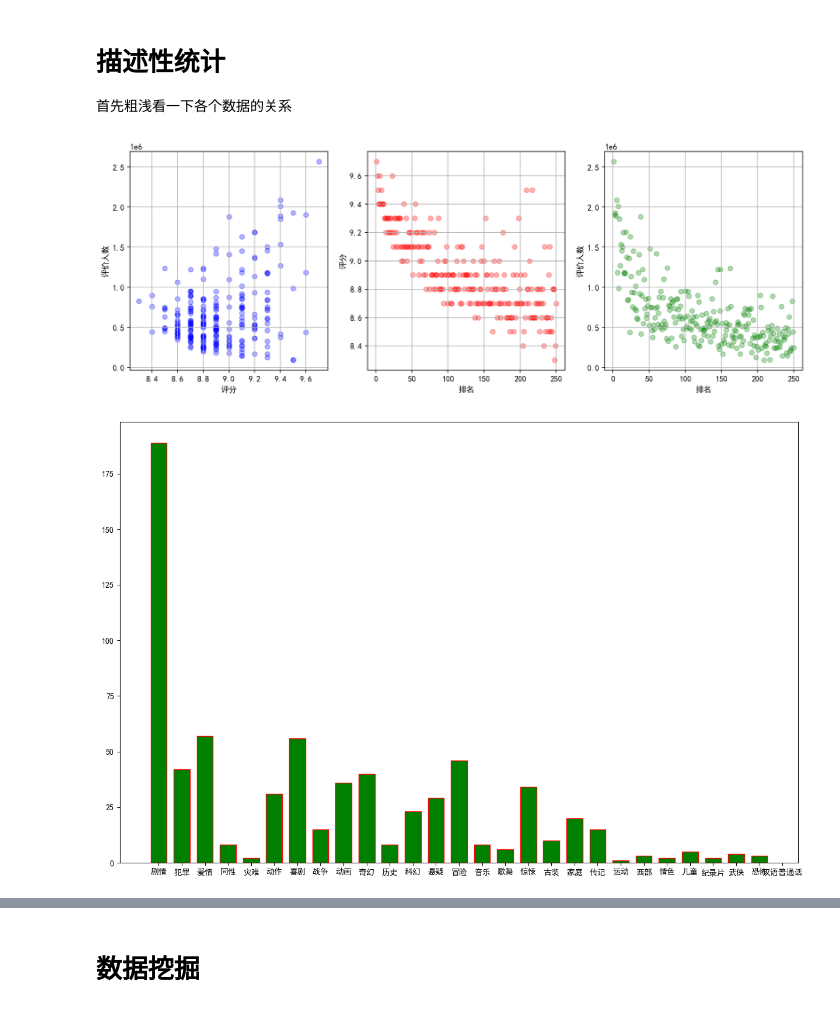
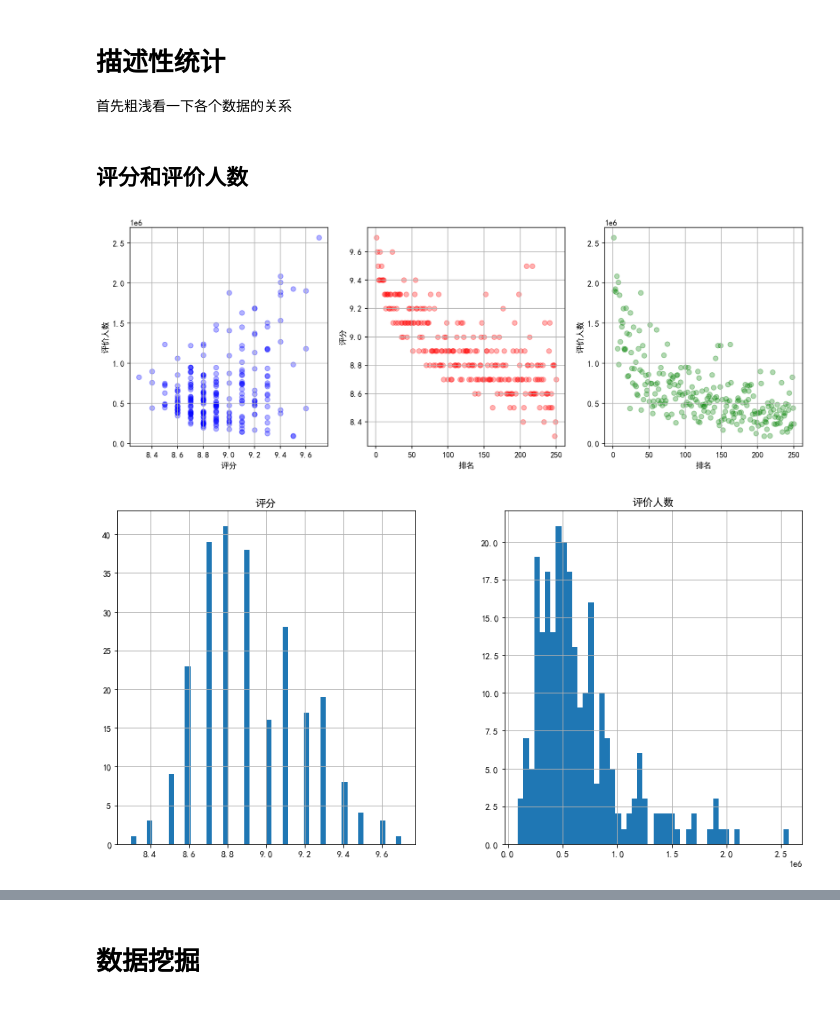
Before and after one commit to CiscoXY/Class-CS1507.01, a Jupyter notebook: FirstExp/Analysis.ipynb, the cells around one changed output, grey strips where cells are left out. Saved outputs shown, nothing was run; the diff lists cells and outputs as text; code cells hidden in the pictures.

```diff
--- a/FirstExp/Analysis.ipynb
+++ b/FirstExp/Analysis.ipynb
@@ -82,22 +83,21 @@ for rank , film in enumerate(original_data):
 # %% [markdown]
 # 描述性统计
 首先粗浅看一下各个数据的关系
+# %% [markdown]
+## 评分和评价人数
 # %%
 fig , axes = plt.subplots(1 , 3 , figsize = (15,5) , dpi = 150)
 axes[0].scatter(df_judge.loc[: , '评分'] , df_judge.loc[: , '评价人数'] , color = 'blue' , alpha = 0.3)
 axes[0].set_xlabel('评分') ; axes[0].set_ylabel('评价人数') ; axes[0].grid()
 
 axes[1].scatter(df_judge['排名'] , df_judge['评分'] , color = 'red' , alpha = 0.3)
 axes[1].set_xlabel('排名') ; axes[1].set_ylabel('评分') ; axes[1].grid()
 
 axes[2].scatter(df_judge['排名'] , df_judge['评价人数'] , color = 'green' , alpha = 0.3)
 axes[2].set_xlabel('排名') ; axes[2].set_ylabel('评价人数') ; axes[2].grid()
 plt.show()
+df_judge.loc[:,['评分','评价人数']].hist(bins =50 , figsize=(14,7))
+plt.show()
 # %% [output]
 [figure]
+[figure, added]
-# %%
-fig  , axes = plt.subplots( figsize=(15,10) , dpi=100)
-axes.hist(df_types.loc[: , '类型'] ,bins = 27, align = 'left', rwidth = 0.7 ,  color = 'green' , edgecolor = 'red')
-plt.show()
-# %% [output]
-[figure, removed]
```
Also changed, not shown: parts of 6 cells of this notebook, 3 other files.
